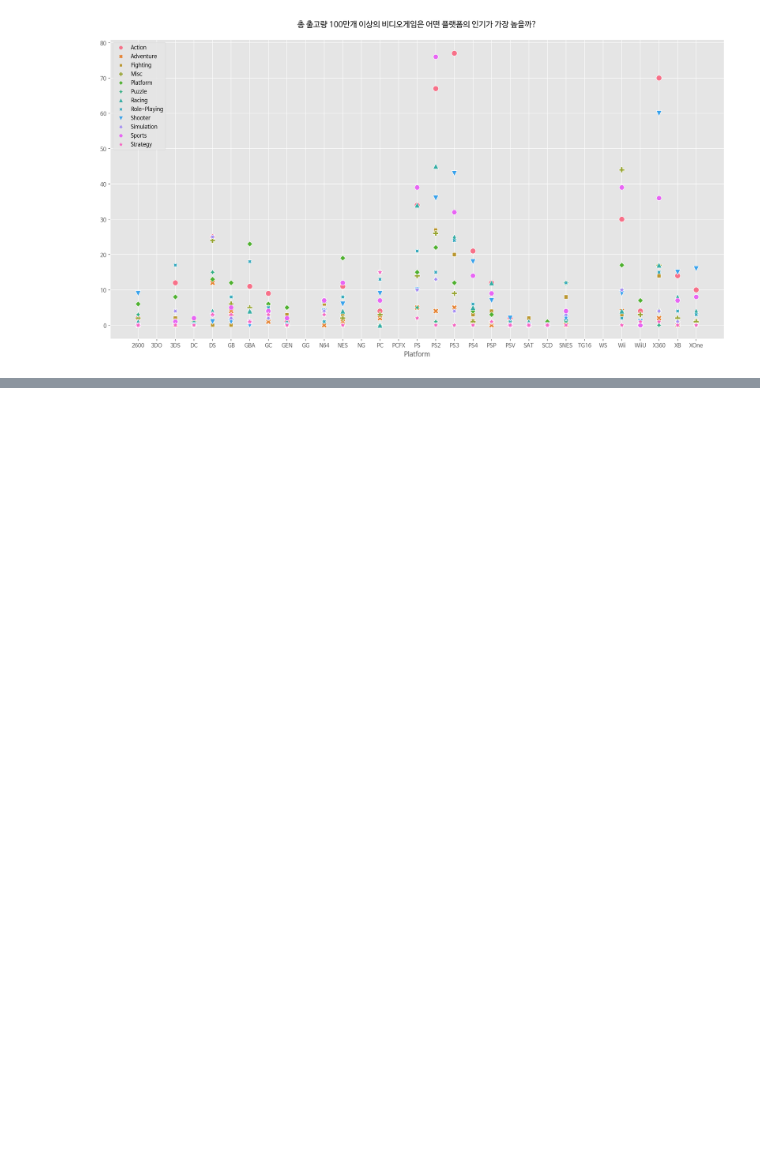
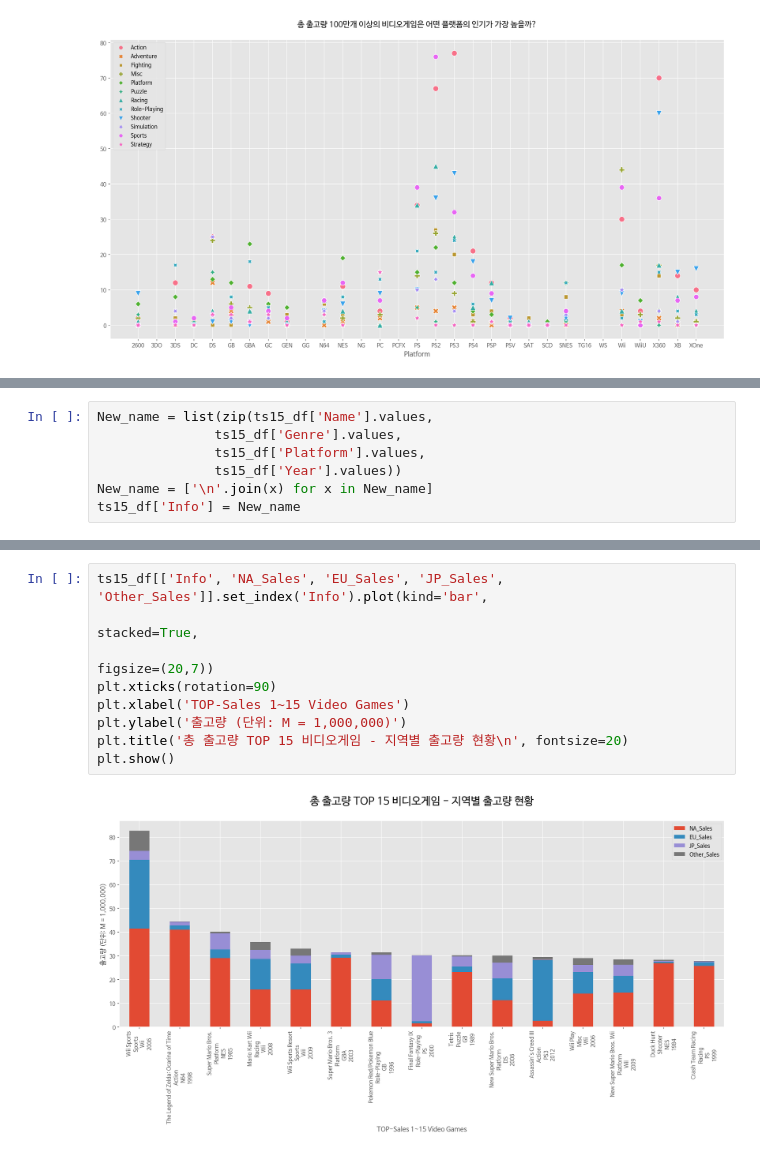
Before and after one commit to comsa33/AI_07_session_1_project_-, a Jupyter notebook: ai_07_이루오.ipynb, the cells around one changed output, grey strips where cells are left out. Drawn from its saved outputs; the diff is of its cells as text; blank space fills up the shorter version.

```diff
--- a/ai_07_이루오.ipynb
+++ b/ai_07_이루오.ipynb
@@ -522,0 +523,7 @@ plt.show()
+# %%
+New_name = list(zip(ts15_df['Name'].values,
+               ts15_df['Genre'].values,
+               ts15_df['Platform'].values,
+               ts15_df['Year'].values))
+New_name = ['\n'.join(x) for x in New_name]
+ts15_df['Info'] = New_name
@@ -522,0 +549,11 @@ plt.show()
+# %%
+ts15_df[['Info', 'NA_Sales', 'EU_Sales', 'JP_Sales', 'Other_Sales']].set_index('Info').plot(kind='bar',
+                                                                                            stacked=True,
+                                                                                            figsize=(20,7))
+plt.xticks(rotation=90)
+plt.xlabel('TOP-Sales 1~15 Video Games')
+plt.ylabel('출고량 (단위: M = 1,000,000)')
+plt.title('총 출고량 TOP 15 비디오게임 - 지역별 출고량 현황\n', fontsize=20)
+plt.show()
+# %% [output]
+[figure, added]
```
Also changed, not shown: parts of 7 cells of this notebook.
